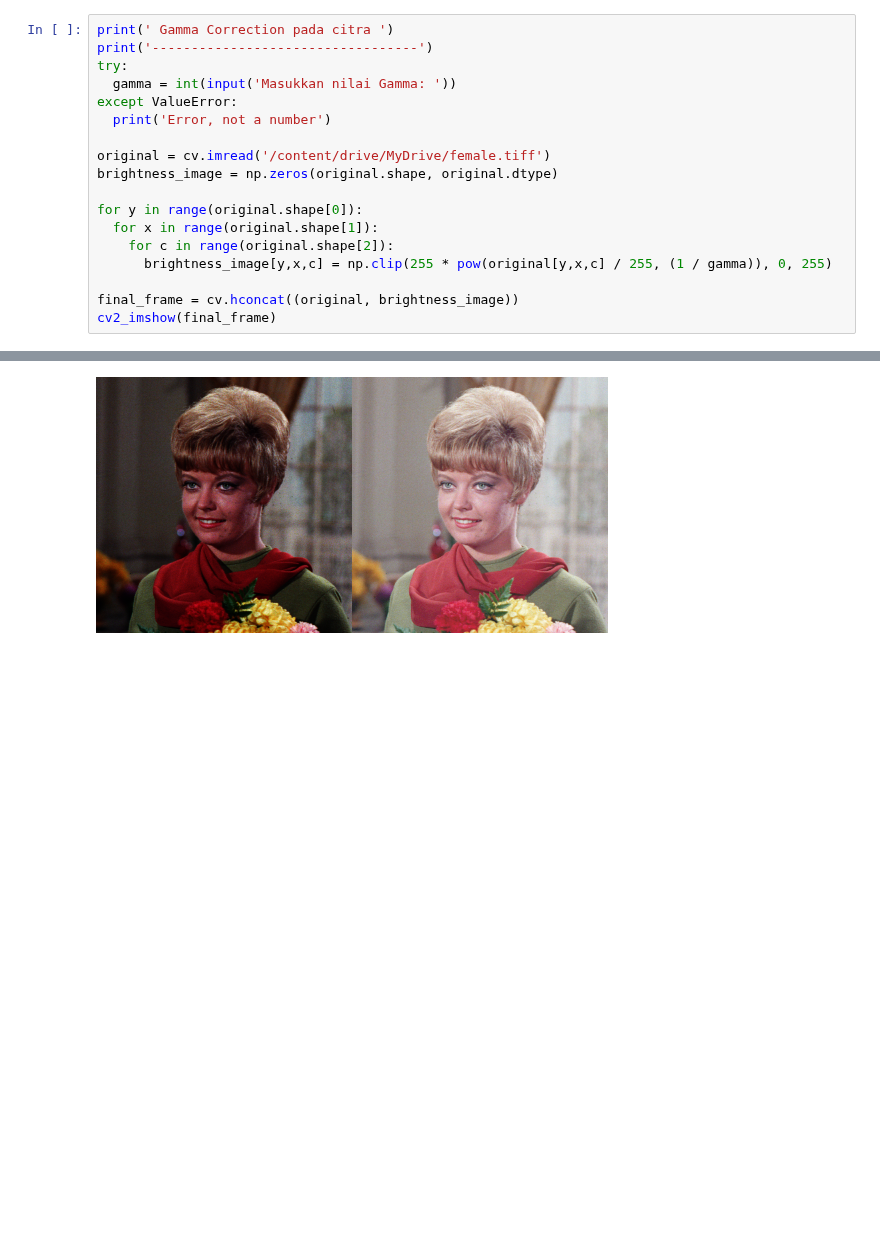
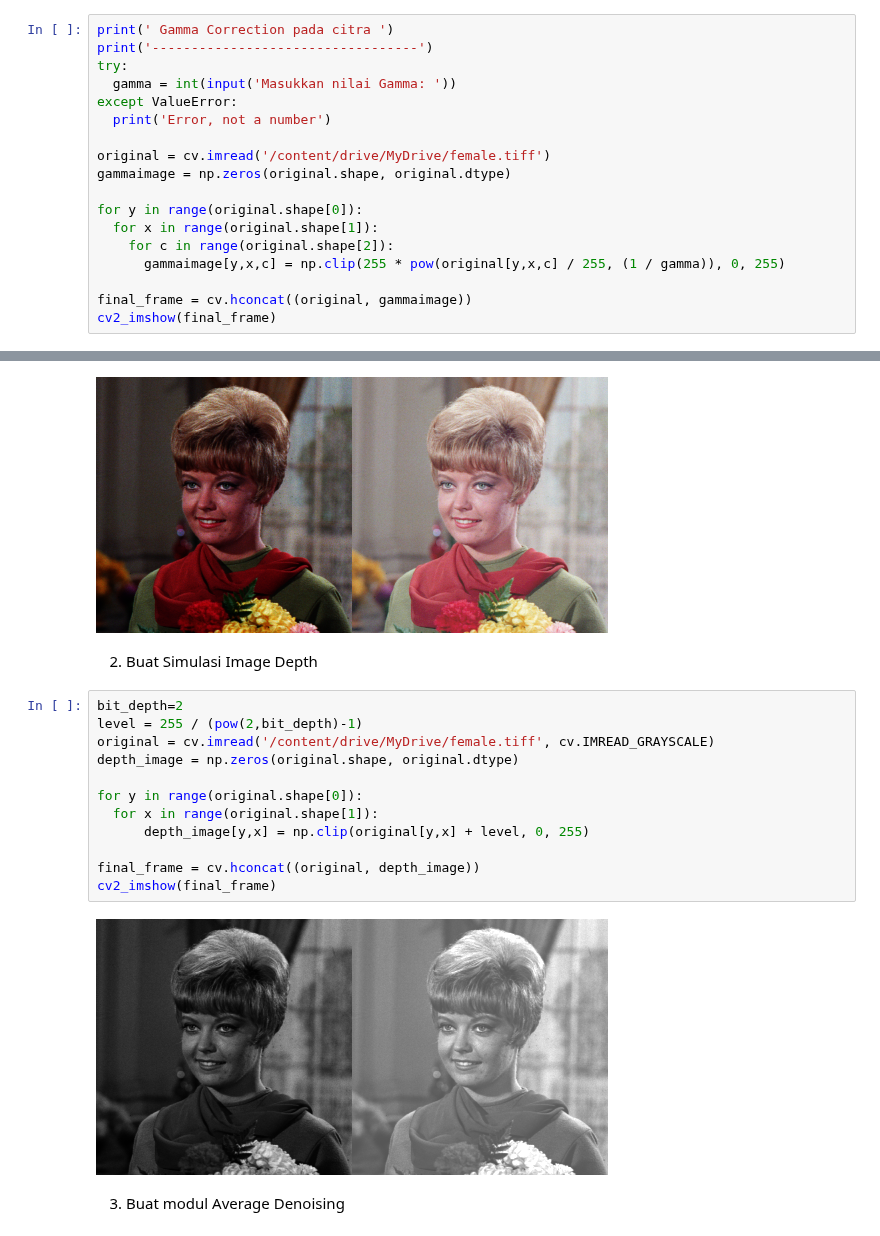
Before and after one commit to novita824/PCVK_Genap_2023, a Jupyter notebook: Week5.ipynb, the cells around one changed output, grey strips where cells are left out. Saved outputs shown, nothing was run; the diff lists cells and outputs as text; blank space fills up the shorter version.

```diff
--- a/Week5.ipynb
+++ b/Week5.ipynb
@@ -24,17 +26,35 @@ except ValueError:
   print('Error, not a number')
 
 original = cv.imread('/content/drive/MyDrive/female.tiff')
-brightness_image = np.zeros(original.shape, original.dtype)
+gammaimage = np.zeros(original.shape, original.dtype)
 
 for y in range(original.shape[0]):
   for x in range(original.shape[1]):
     for c in range(original.shape[2]):
-      brightness_image[y,x,c] = np.clip(255 * pow(original[y,x,c] / 255, (1 / gamma)), 0, 255)
+      gammaimage[y,x,c] = np.clip(255 * pow(original[y,x,c] / 255, (1 / gamma)), 0, 255)
 
-final_frame = cv.hconcat((original, brightness_image))
+final_frame = cv.hconcat((original, gammaimage))
 cv2_imshow(final_frame)
 # %% [output]
  Gamma Correction pada citra
 ----------------------------------
 Masukkan nilai Gamma: 3
 [figure]
+# %% [markdown]
+2. Buat Simulasi Image Depth
+# %%
+bit_depth=2
+level = 255 / (pow(2,bit_depth)-1)
+original = cv.imread('/content/drive/MyDrive/female.tiff', cv.IMREAD_GRAYSCALE)
+depth_image = np.zeros(original.shape, original.dtype)
+
+for y in range(original.shape[0]):
+  for x in range(original.shape[1]):
+      depth_image[y,x] = np.clip(original[y,x] + level, 0, 255)
+
+final_frame = cv.hconcat((original, depth_image))
+cv2_imshow(final_frame)
+# %% [output]
+[figure, added]
+# %% [markdown]
+3. Buat modul Average Denoising
```
Also changed, not shown: parts of 2 cells of this notebook.
